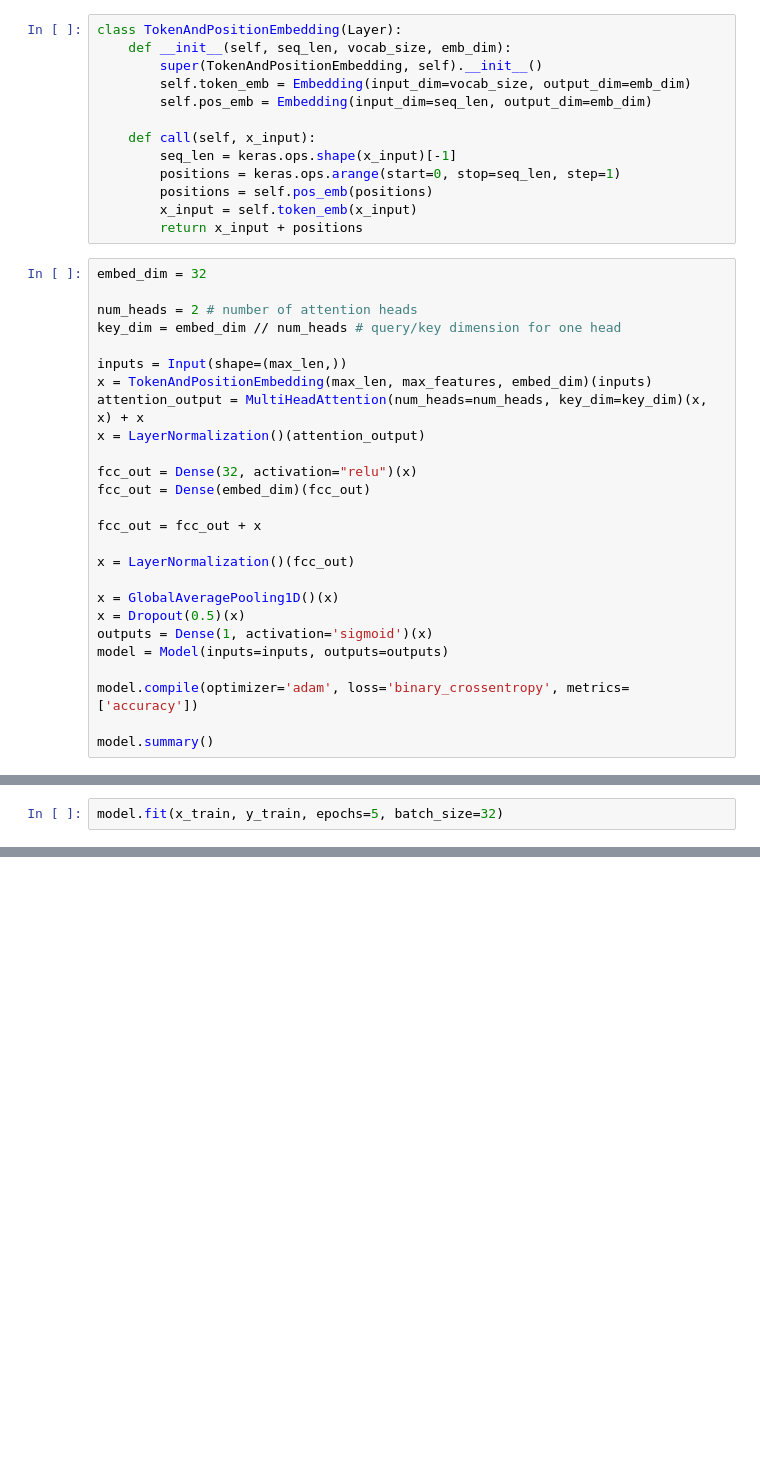
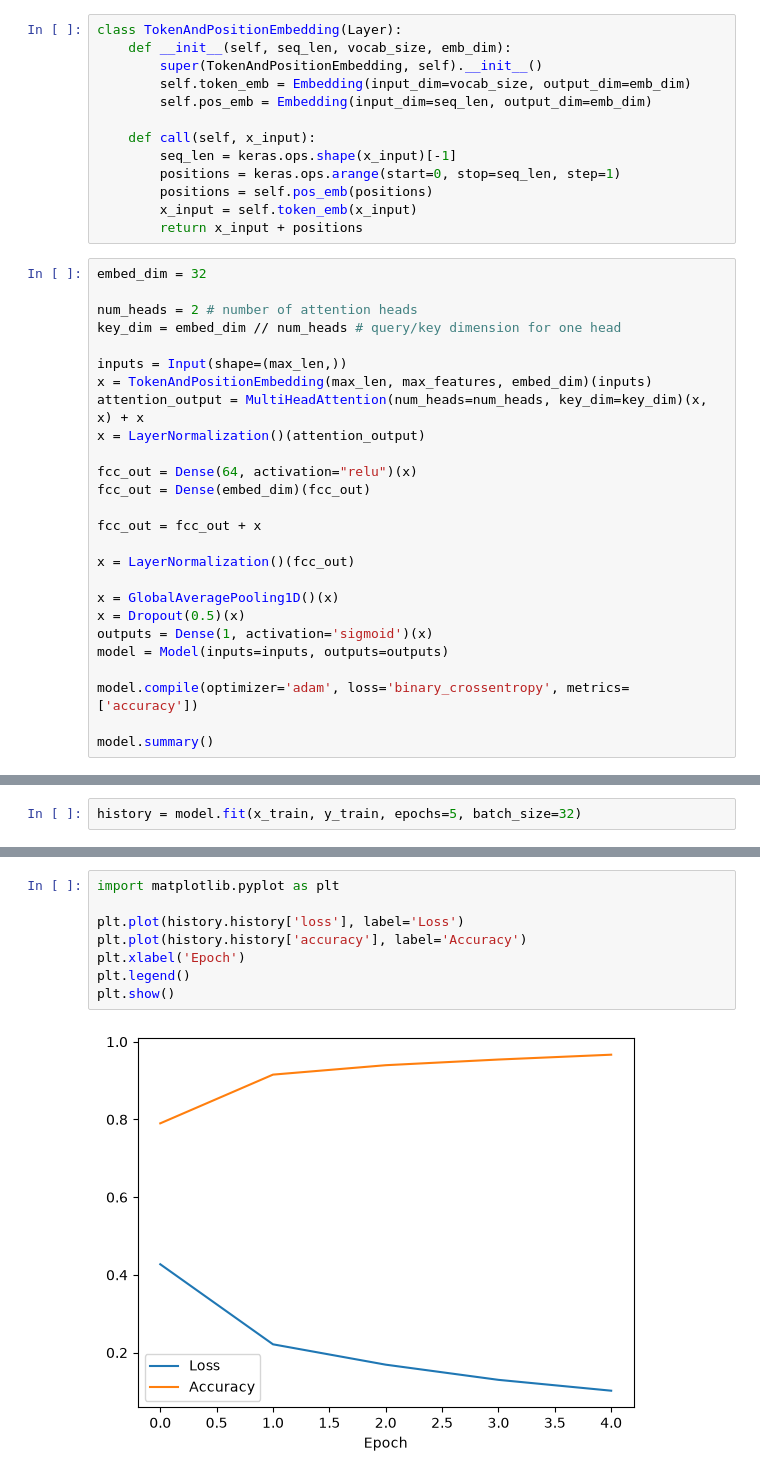
Before and after one commit to Aleksi246/neuroverkko, a Jupyter notebook: week5pe.ipynb, the cells around one changed output, grey strips where cells are left out. Saved outputs shown, nothing was run; the diff lists cells and outputs as text; blank space fills up the shorter version.

```diff
--- a/week5pe.ipynb
+++ b/week5pe.ipynb
@@ -39,7 +52,7 @@ x = TokenAndPositionEmbedding(max_len, max_features, embed_dim)(inputs)
 attention_output = MultiHeadAttention(num_heads=num_heads, key_dim=key_dim)(x, x) + x
 x = LayerNormalization()(attention_output)
 
-fcc_out = Dense(32, activation="relu")(x)
+fcc_out = Dense(64, activation="relu")(x)
 fcc_out = Dense(embed_dim)(fcc_out)
 
 fcc_out = fcc_out + x
@@ -78,5 +91,5 @@ Model: "functional_3"
  Non-trainable params: 0 (0.00 B)
 # %%
-model.fit(x_train, y_train, epochs=5, batch_size=32)
+history = model.fit(x_train, y_train, epochs=5, batch_size=32)
 # %% [output]
 Epoch 1/5
@@ -93,3 +105,13 @@ Epoch 5/5
+# %%
+import matplotlib.pyplot as plt
+
+plt.plot(history.history['loss'], label='Loss')
+plt.plot(history.history['accuracy'], label='Accuracy')
+plt.xlabel('Epoch')
+plt.legend()
+plt.show()
+# %% [output]
+[figure, added]
 # %%
 print(f'Test accuracy = {model.evaluate(x_test, y_test)[1]:.4f}')
 # %% [output]
```
Also changed, not shown: parts of 4 cells of this notebook.
